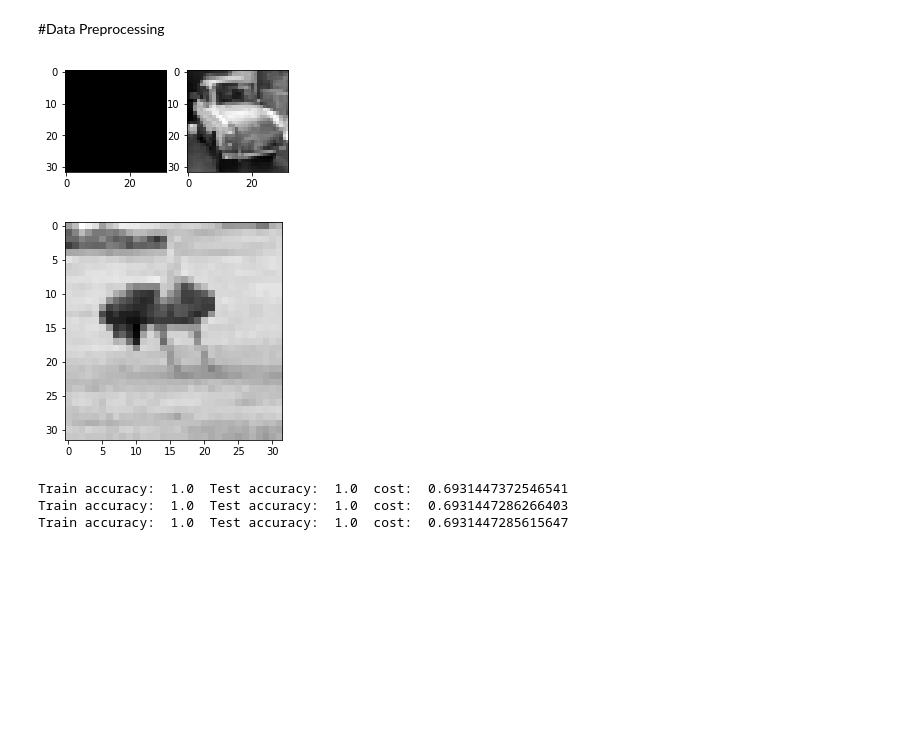
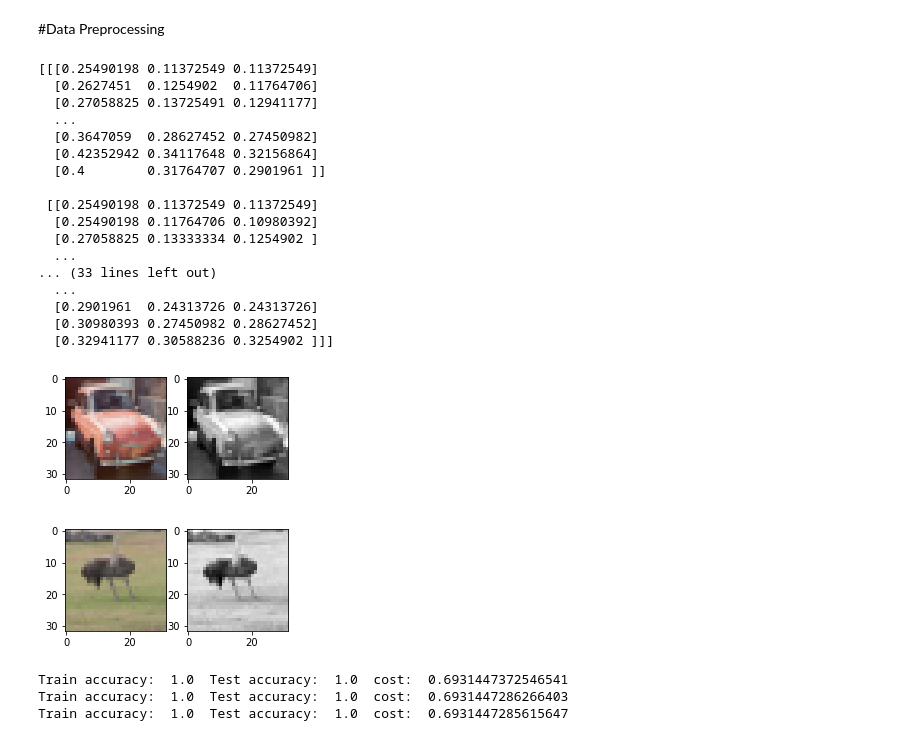
Before and after one commit to PaulZhangIsing/XAI, a Jupyter notebook: influencial_function.ipynb, the cells around one changed output. Drawn from its saved outputs; the diff is of its cells as text; code cells hidden in the pictures; blank space fills up the shorter version.

```diff
--- a/influencial_function.ipynb
+++ b/influencial_function.ipynb
@@ -47,7 +50,7 @@ test_xs = test_xs.astype('float32')
 batch_xs = batch_xs / 255.0
 test_xs = test_xs / 255.0
 # %%
-
+import matplotlib.image as mpimg
 
 def grayscale(data, dtype='float32'):
     # luma coding weighted average in video systems
@@ -67,18 +70,40 @@ img_channels = 1
 img = 64
 plt.figure(figsize=(4, 2))
 plt.subplot(1, 2, 1)
+print(batch_xs[img])
 plt.imshow(batch_xs[img], interpolation='nearest')
 plt.subplot(1, 2, 2)
 plt.imshow(X_train_gray[img, :, :, 0], cmap=plt.get_cmap('gray'), interpolation='none')
 plt.show()
 # %% [output]
+[[[0.25490198 0.11372549 0.11372549]
+  [0.2627451  0.1254902  0.11764706]
+  [0.27058825 0.13725491 0.12941177]
+  ...
+  [0.3647059  0.28627452 0.27450982]
+  [0.42352942 0.34117648 0.32156864]
+  [0.4        0.31764707 0.2901961 ]]
+
+ [[0.25490198 0.11372549 0.11372549]
+  [0.25490198 0.11764706 0.10980392]
+  [0.27058825 0.13333334 0.1254902 ]
+  ...
+... (33 lines left out)
+  ...
+  [0.2901961  0.24313726 0.24313726]
+  [0.30980393 0.27450982 0.28627452]
+  [0.32941177 0.30588236 0.3254902 ]]]
-[figure, old version]
+[figure, new version]
 # %%
 test_index=42
+plt.figure(figsize=(4, 2))
+plt.subplot(1, 2, 1)
+plt.imshow(batch_xs[test_index], interpolation='nearest')
+plt.subplot(1, 2, 2)
 plt.imshow(X_train_gray[test_index, :, :, 0], cmap=plt.get_cmap('gray'), interpolation='none')
 plt.show()
 # %% [output]
-[figure, old version]
+[figure, new version]
 # %%
 def smooth_hinge_loss(logits, labels, t=1e-3, dty=tf.float64):
     margin=tf.multiply(tf.cast(labels, dtype=dty), logits)
```
Also changed, not shown: parts of 1 cell of this notebook.
